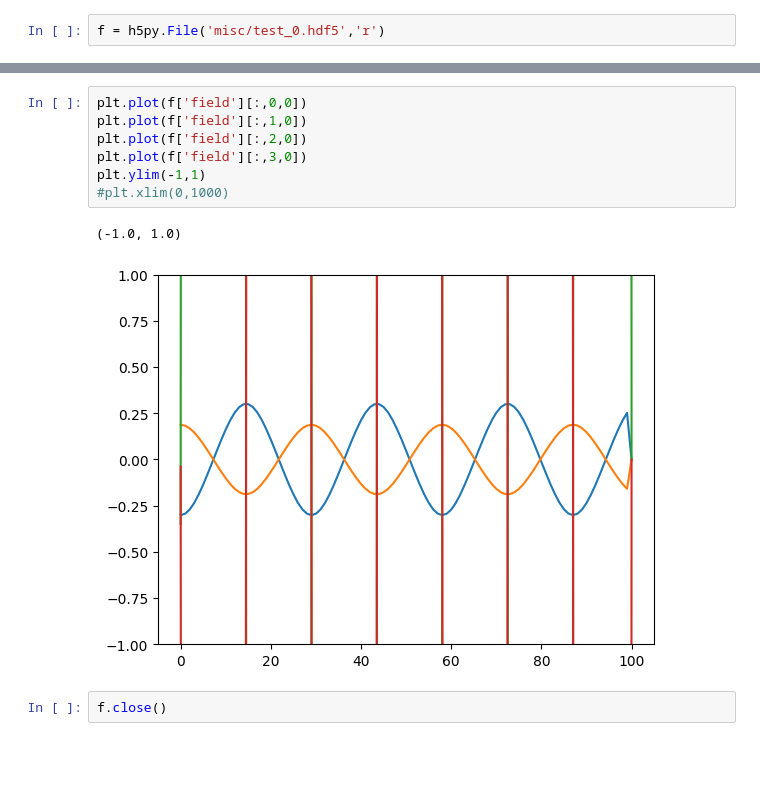
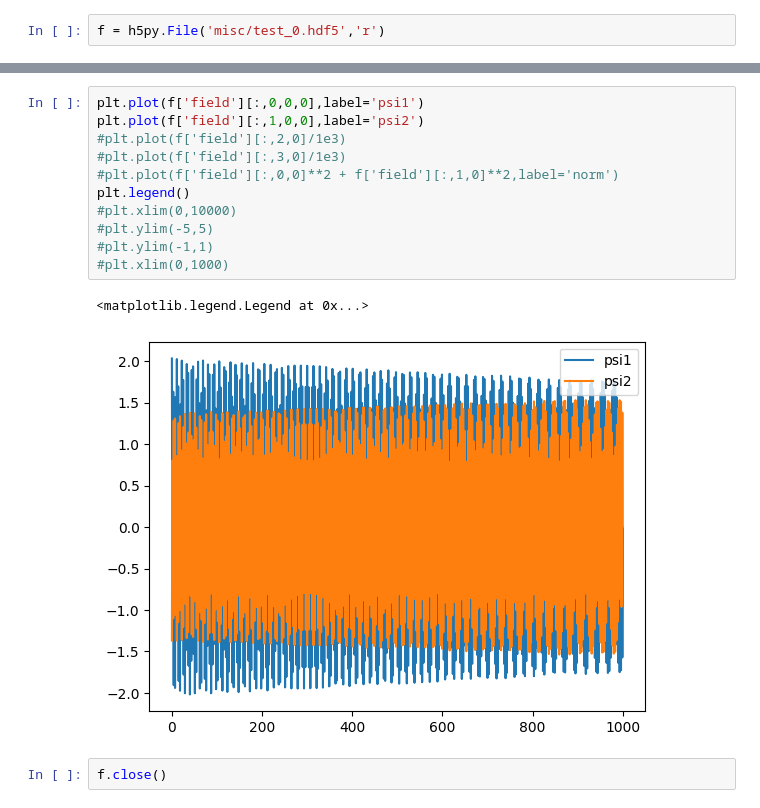
Before and after one commit to joshuazlin/axion_cosmo, a Jupyter notebook: notebooks/scrap.ipynb, the cells around one changed output, grey strips where cells are left out. Drawn from its saved outputs; the diff is of its cells as text; blank space fills up the shorter version.

```diff
--- a/notebooks/scrap.ipynb
+++ b/notebooks/scrap.ipynb
@@ -237,13 +318,17 @@ f = h5py.File('misc/test_0.hdf5','r')
 # %%
-plt.plot(f['field'][:,0,0])
-plt.plot(f['field'][:,1,0])
-plt.plot(f['field'][:,2,0])
-plt.plot(f['field'][:,3,0])
-plt.ylim(-1,1)
+plt.plot(f['field'][:,0,0,0],label='psi1')
+plt.plot(f['field'][:,1,0,0],label='psi2')
+#plt.plot(f['field'][:,2,0]/1e3)
+#plt.plot(f['field'][:,3,0]/1e3)
+#plt.plot(f['field'][:,0,0]**2 + f['field'][:,1,0]**2,label='norm')
+plt.legend()
+#plt.xlim(0,10000)
+#plt.ylim(-5,5)
+#plt.ylim(-1,1)
 #plt.xlim(0,1000)
 # %% [output]
-(-1.0, 1.0)
+<matplotlib.legend.Legend at 0x...>
-[figure, old version]
+[figure, new version]
 # %%
 f.close()
 # %%
```
Also changed, not shown: parts of 15 cells of this notebook, 1 other file.
